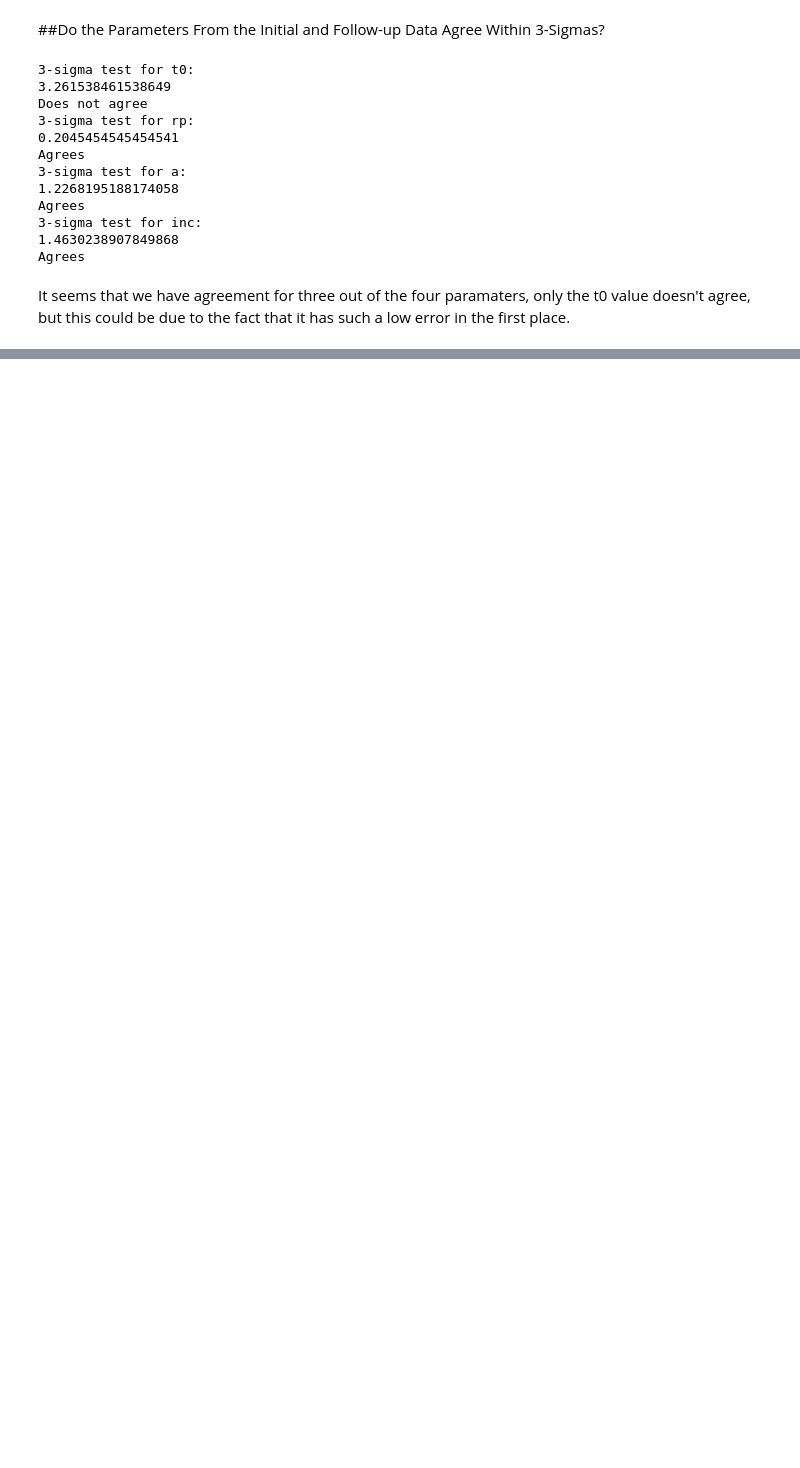
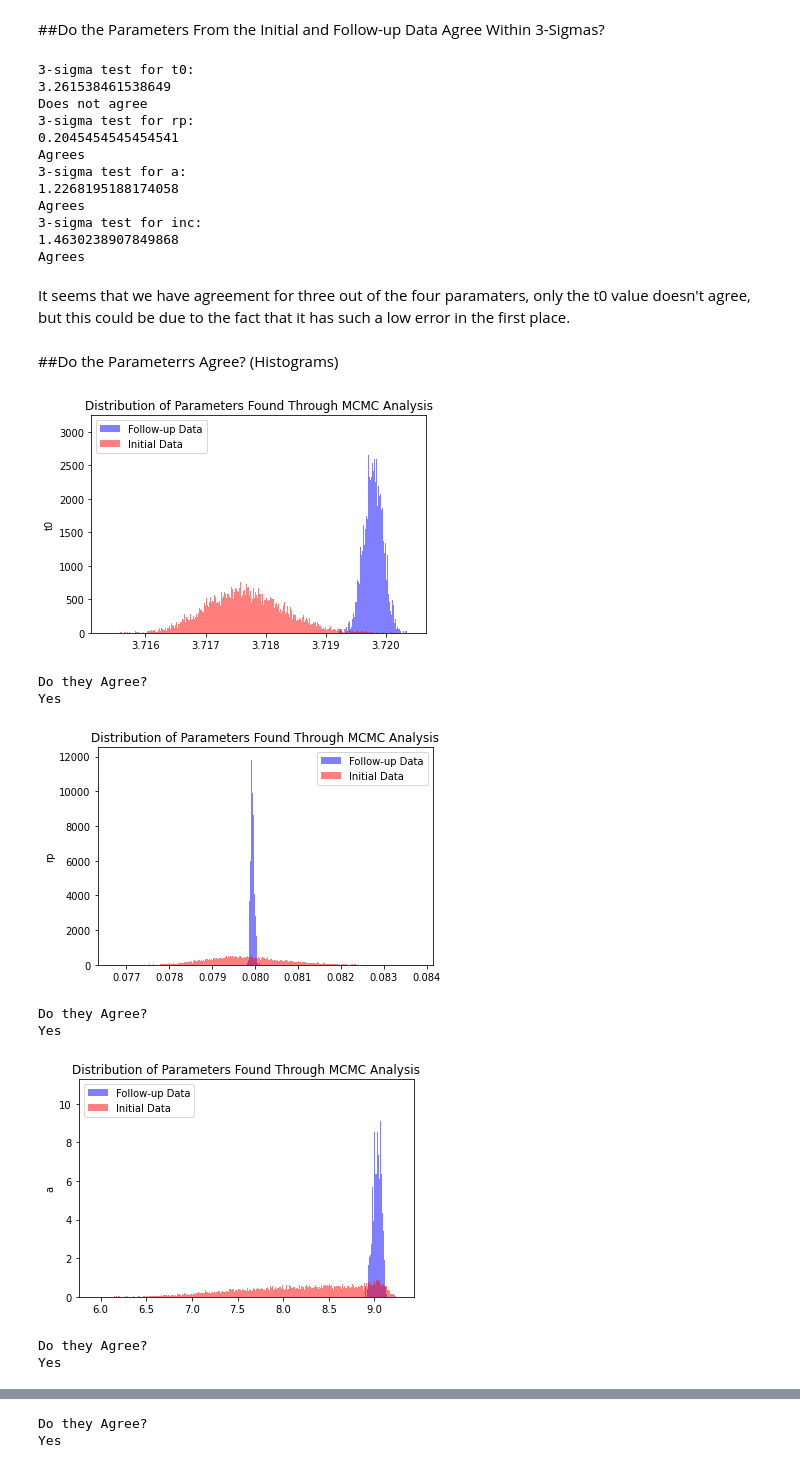
Before and after one commit to Hamza-Suleman/transiting-exoplanets, a Jupyter notebook: Dummy_Transit.ipynb, the cells around one changed output, grey strips where cells are left out. Drawn from its saved outputs; the diff is of its cells as text; code cells hidden in the pictures; blank space fills up the shorter version.

```diff
--- a/Dummy_Transit.ipynb
+++ b/Dummy_Transit.ipynb
@@ -424,6 +431,8 @@ followup_inc = [89.37054,0.27952]
 final_input_params = [final_params[0],final_params[2],final_params[3],90-(final_params[4]-90)]
 final_input_params = np.array(final_input_params)
 #print(final_input_params)
-final_flat_samples = MCMC(final_input_params,raw_time,raw_flux,raw_flux_err)
+initial_mcmc_output = MCMC(final_input_params,raw_time,raw_flux,raw_flux_err)
+final_flat_samples = initial_mcmc_output[0]
+final_mcmc_params = initial_mcmc_output[1]
 # %% [output]
 These are the variables calculated by MCMC analysis:
@@ -490,3 +501,35 @@ Agrees
 Agrees
 # %% [markdown]
 It seems that we have agreement for three out of the four paramaters, only the t0 value doesn't agree, but this could be due to the fact that it has such a low error in the first place.
+# %% [markdown]
+##Do the Parameterrs Agree? (Histograms)
+# %%
+labels = ["t0", "rp", "a","inc"]
+for i in range(len(followup_flat_samples[0,:])):
+  kwargs = dict(alpha=0.5, bins=500, density=True, stacked=True)
+  plt.hist(followup_flat_samples[:,i],**kwargs, color='b', label='Follow-up Data')
+  plt.hist(final_flat_samples[:,i],**kwargs, color='r', label='Initial Data')
+  plt.gca().set(title='Distribution of Parameters Found Through MCMC Analysis', ylabel=labels[i])
+  plt.legend()
+  plt.show()
+  print("Do they Agree?")
+  if followup_mcmc_params[i,0] > final_mcmc_params[i,0]:
+    if followup_mcmc_params[i,0] + (final_mcmc_params[i,2]*3) > followup_mcmc_params[i,0]:
+      print("Yes")
+    else:
+      print("No")
+  elif followup_mcmc_params[i,0] < final_mcmc_params[i,0]:
+    if followup_mcmc_params[i,0] - (final_mcmc_params[i,1]*3) < followup_mcmc_params[i,0]:
+      print("Yes")
+    else:
+      print("No")
+# %% [output]
+[figure, added]
+Do they Agree?
+Yes
+[figure, added]
+Do they Agree?
+Yes
+[figure, added]
+Do they Agree?
+Yes
@@ -492,0 +537,2 @@ It seems that we have agreement for three out of the four paramaters, only the t
+Do they Agree?
+Yes
```
Also changed, not shown: parts of 12 cells of this notebook.
